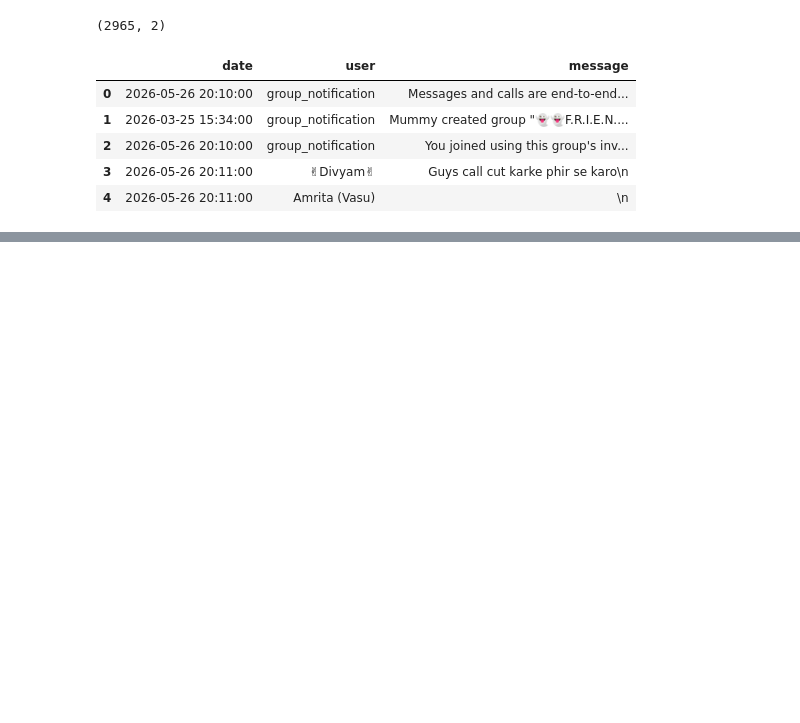
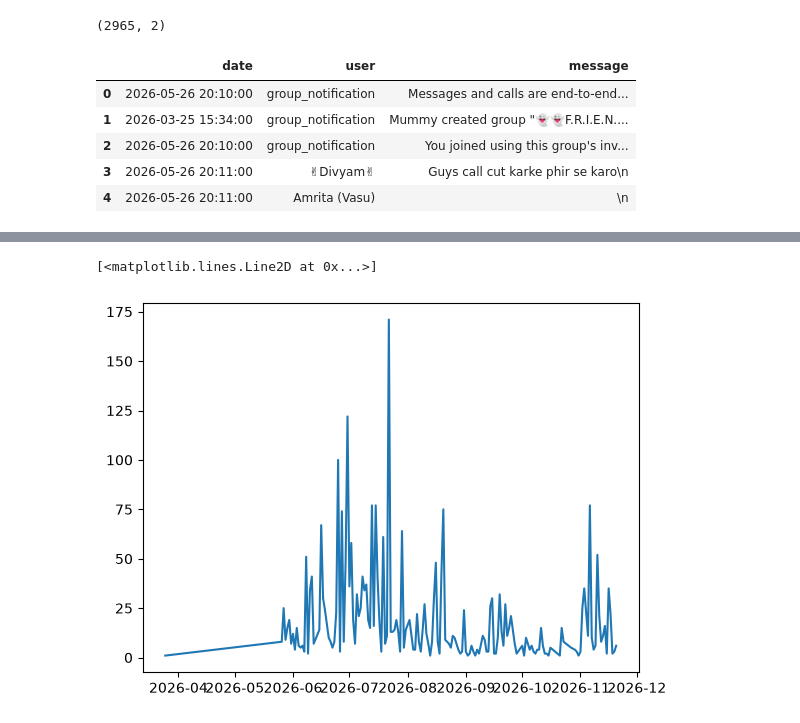
Before and after one commit to divyamtw/whatsapp-chat-analyzer, a Jupyter notebook: notebook/notebook.ipynb, the cells around one changed output, grey strips where cells are left out. Drawn from its saved outputs; the diff is of its cells as text; code cells hidden in the pictures; blank space fills up the shorter version.

```diff
--- a/notebook/notebook.ipynb
+++ b/notebook/notebook.ipynb
@@ -102,0 +160,5 @@ df[df["user"] == "Amrita (Vasu)"].shape
+# %%
+plt.plot(daily_timeline['only_date'], daily_timeline['message'])
+# %% [output]
+[<matplotlib.lines.Line2D at 0x...>]
+[figure, added]
```
Also changed, not shown: parts of 27 cells of this notebook, 4 other files.
